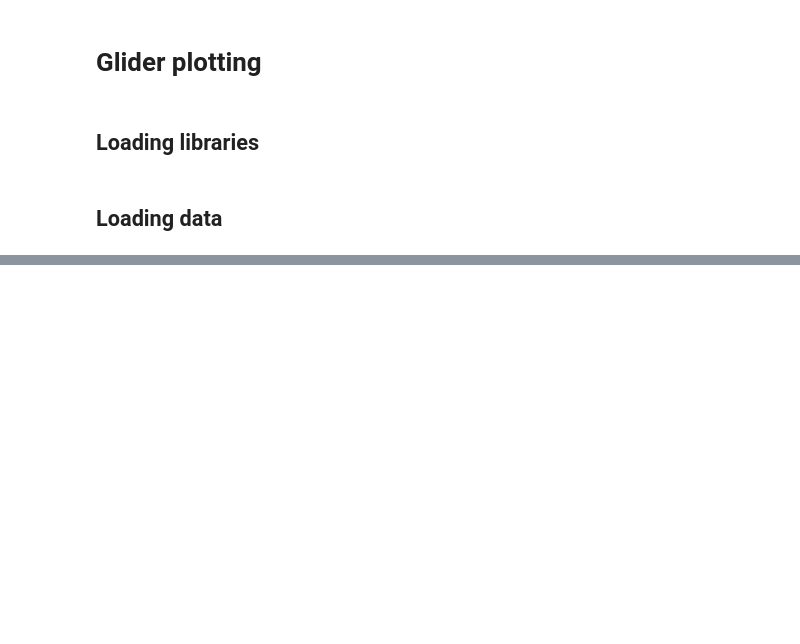
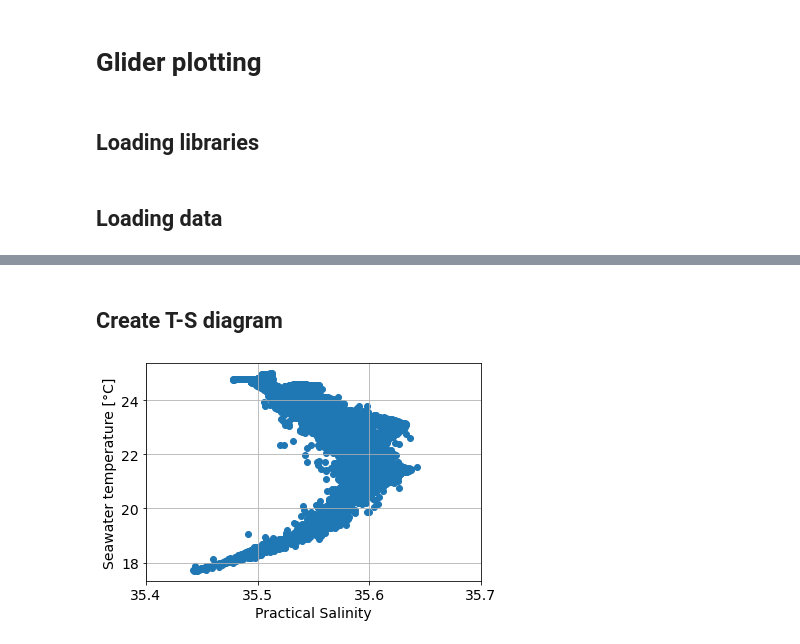
Before and after one commit to oceanhackweek/ohw22-proj-plot_this_and_that, a Jupyter notebook: notebooks/Gliderplot.ipynb, the cells around one changed output, grey strips where cells are left out. Drawn from its saved outputs; the diff is of its cells as text; code cells hidden in the pictures; blank space fills up the shorter version.

```diff
--- a/notebooks/Gliderplot.ipynb
+++ b/notebooks/Gliderplot.ipynb
@@ -55,0 +103,10 @@ glider_data.sel(TIME = "2015-05-22").plot(y = "DEPTH")
+# %%
+# temperature
+TEMP_QC_index = glider_data.TEMP_quality_control
+TEMP_QC_index_01 = TEMP_QC_index == 1
+TEMP_QC = TEMP[TEMP_QC_index_01]
+# %%
+#practical salinity
+PSAL_QC_index = glider_data.PSAL_quality_control
+PSAL_QC_index_01 = PSAL_QC_index == 1
+PSAL_QC = PSAL[PSAL_QC_index_01]
@@ -55,0 +115,4 @@ glider_data.sel(TIME = "2015-05-22").plot(y = "DEPTH")
+# %%
+TS_QC_bool = np.logical_and(TEMP_QC_index_01,PSAL_QC_index_01)
+PSAL_QC_TS = PSAL[TS_QC_bool]
+TEMP_QC_TS = TEMP[TS_QC_bool]
@@ -55,0 +189,15 @@ glider_data.sel(TIME = "2015-05-22").plot(y = "DEPTH")
+# %% [markdown]
+## Create T-S diagram
+# %%
+# scatter TEMP vs. PSAL
+plt.scatter(PSAL_QC_TS,TEMP_QC_TS)
+# add axis labels
+plt.xlabel('Practical Salinity')
+plt.ylabel('Seawater temperature [\u00b0C]')
+# reduce number of ticks
+locs, labels = plt.xticks()
+plt.tight_layout
+plt.xticks(locs[::2])
+plt.grid()
+# %% [output]
+[figure, added]
```
Also changed, not shown: parts of 17 cells of this notebook.
